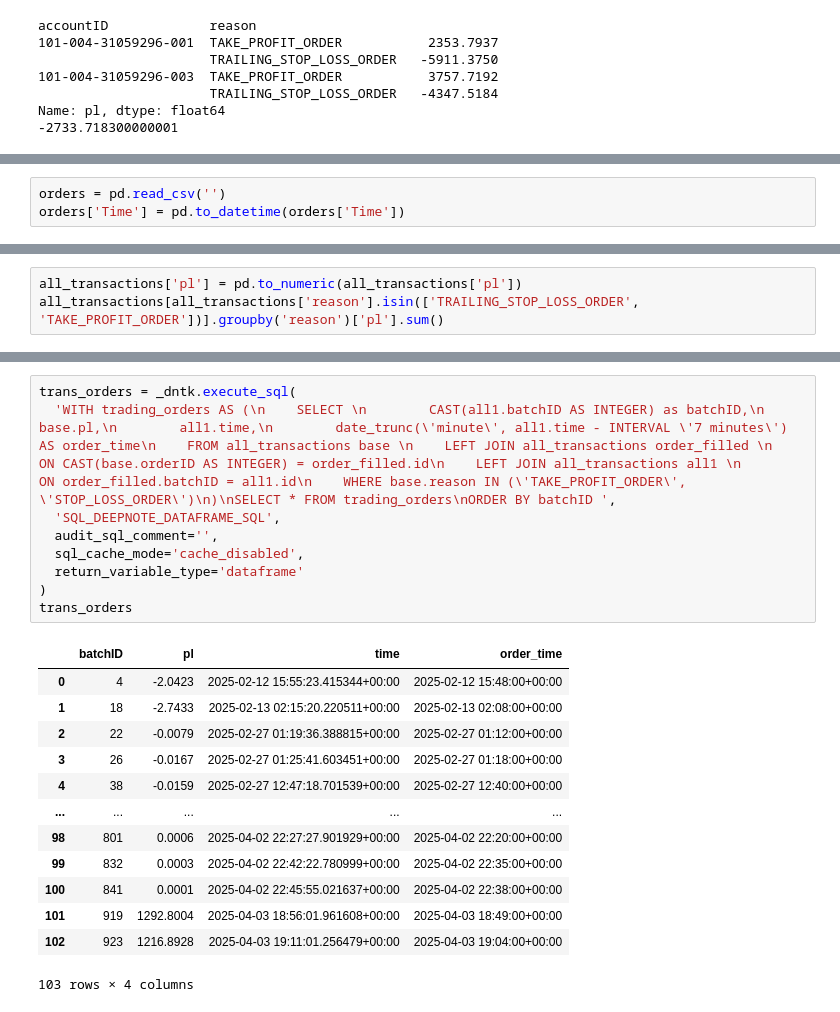
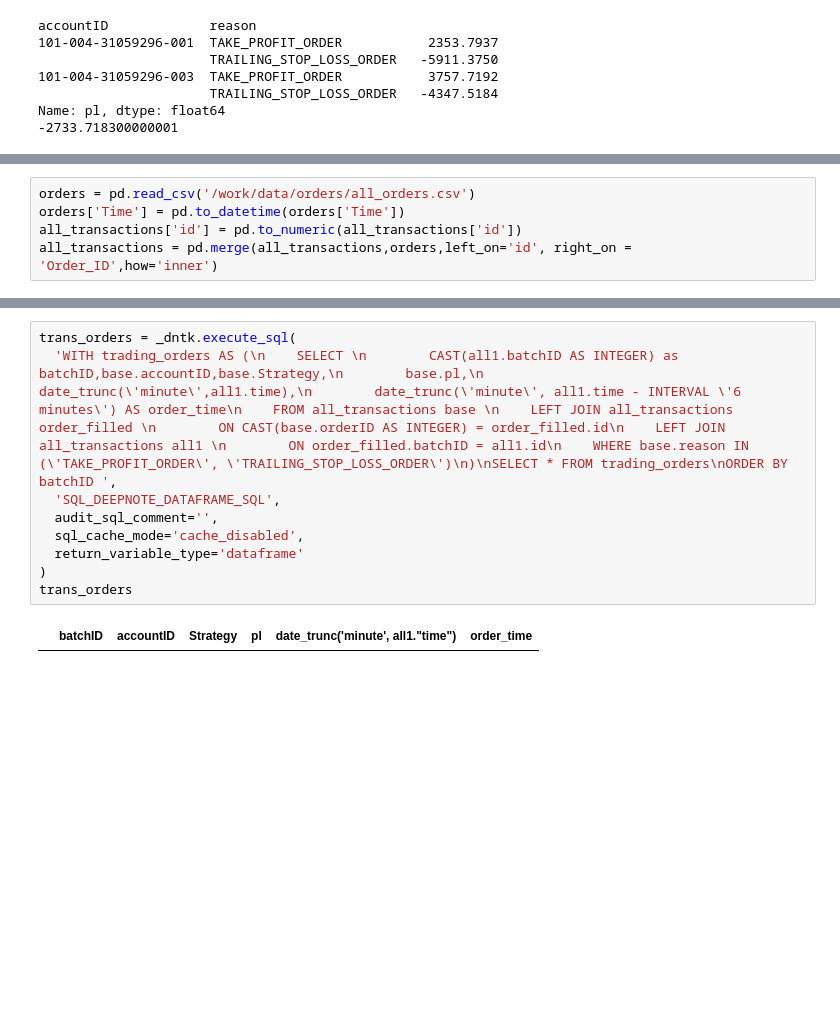
Before and after one commit to vgupta2710/Equity-Plans, a Jupyter notebook: deepnote/Data_Importer/3. Forex PnL.ipynb, the cells around one changed output, grey strips where cells are left out. Drawn from its saved outputs; the diff is of its cells as text; blank space fills up the shorter version.

```diff
--- a/deepnote/Data_Importer/3. Forex PnL.ipynb
+++ b/deepnote/Data_Importer/3. Forex PnL.ipynb
@@ -39,3 +39,5 @@ pd.to_numeric(all_transactions['halfSpreadCost']).sum()
 # %%
-orders = pd.read_csv('')
+orders = pd.read_csv('/work/data/orders/all_orders.csv')
 orders['Time'] = pd.to_datetime(orders['Time'])
+all_transactions['id'] = pd.to_numeric(all_transactions['id'])
+all_transactions = pd.merge(all_transactions,orders,left_on='id', right_on = 'Order_ID',how='inner')
@@ -50,3 +43,0 @@ all_transactions[all_transactions['id'].isin(orders['Order_ID'])].head(2)
-# %%
-all_transactions['pl'] = pd.to_numeric(all_transactions['pl'])
-all_transactions[all_transactions['reason'].isin(['TRAILING_STOP_LOSS_ORDER', 'TAKE_PROFIT_ORDER'])].groupby('reason')['pl'].sum()
@@ -64,23 +44,11 @@ all_transactions[['id','type','reason','batchID','orderID','tradeID','pl','time'
 # %%
 trans_orders = _dntk.execute_sql(
-  'WITH trading_orders AS (\n    SELECT \n        CAST(all1.batchID AS INTEGER) as batchID,\n        base.pl,\n        all1.time,\n        date_trunc(\'minute\', all1.time - INTERVAL \'7 minutes\') AS order_time\n    FROM all_transactions base \n    LEFT JOIN all_transactions order_filled \n        ON CAST(base.orderID AS INTEGER) = order_filled.id\n    LEFT JOIN all_transactions all1 \n        ON order_filled.batchID = all1.id\n    WHERE base.reason IN (\'TAKE_PROFIT_ORDER\', \'STOP_LOSS_ORDER\')\n)\nSELECT * FROM trading_orders\nORDER BY batchID ',
+  'WITH trading_orders AS (\n    SELECT \n        CAST(all1.batchID AS INTEGER) as batchID,base.accountID,base.Strategy,\n        base.pl,\n        date_trunc(\'minute\',all1.time),\n        date_trunc(\'minute\', all1.time - INTERVAL \'6 minutes\') AS order_time\n    FROM all_transactions base \n    LEFT JOIN all_transactions order_filled \n        ON CAST(base.orderID AS INTEGER) = order_filled.id\n    LEFT JOIN all_transactions all1 \n        ON order_filled.batchID = all1.id\n    WHERE base.reason IN (\'TAKE_PROFIT_ORDER\', \'TRAILING_STOP_LOSS_ORDER\')\n)\nSELECT * FROM trading_orders\nORDER BY batchID ',
   'SQL_DEEPNOTE_DATAFRAME_SQL',
   audit_sql_comment='',
   sql_cache_mode='cache_disabled',
   return_variable_type='dataframe'
 )
 trans_orders
 # %% [output]
-|  | batchID | pl | time | order_time |
-| 0 | 4 | -2.0423 | 2025-02-12 15:55:23.415344+00:00 | 2025-02-12 15:48:00+00:00 |
-| 1 | 18 | -2.7433 | 2025-02-13 02:15:20.220511+00:00 | 2025-02-13 02:08:00+00:00 |
-| 2 | 22 | -0.0079 | 2025-02-27 01:19:36.388815+00:00 | 2025-02-27 01:12:00+00:00 |
-| 3 | 26 | -0.0167 | 2025-02-27 01:25:41.603451+00:00 | 2025-02-27 01:18:00+00:00 |
-| 4 | 38 | -0.0159 | 2025-02-27 12:47:18.701539+00:00 | 2025-02-27 12:40:00+00:00 |
-| ... | ... | ... | ... | ... |
-| 98 | 801 | 0.0006 | 2025-04-02 22:27:27.901929+00:00 | 2025-04-02 22:20:00+00:00 |
-| 99 | 832 | 0.0003 | 2025-04-02 22:42:22.780999+00:00 | 2025-04-02 22:35:00+00:00 |
-| 100 | 841 | 0.0001 | 2025-04-02 22:45:55.021637+00:00 | 2025-04-02 22:38:00+00:00 |
-| 101 | 919 | 1292.8004 | 2025-04-03 18:56:01.961608+00:00 | 2025-04-03 18:49:00+00:00 |
-| 102 | 923 | 1216.8928 | 2025-04-03 19:11:01.256479+00:00 | 2025-04-03 19:04:00+00:00 |
+|  | batchID | accountID | Strategy | pl | date_trunc('minute', all1."time") | order_time |
-103 rows × 4 columns
```
Also changed, not shown: parts of 13 cells of this notebook, 2 other files.
